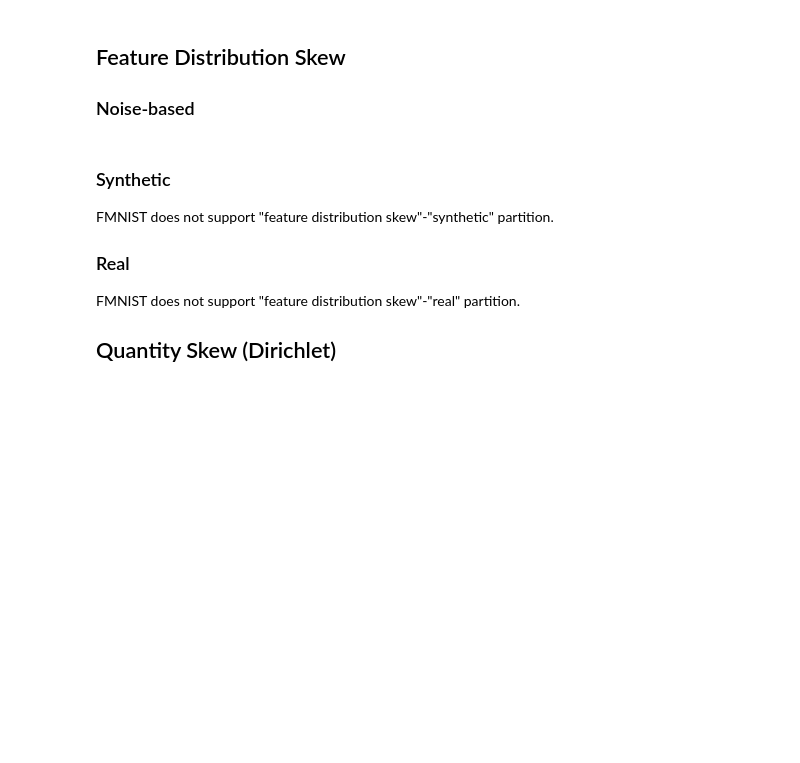
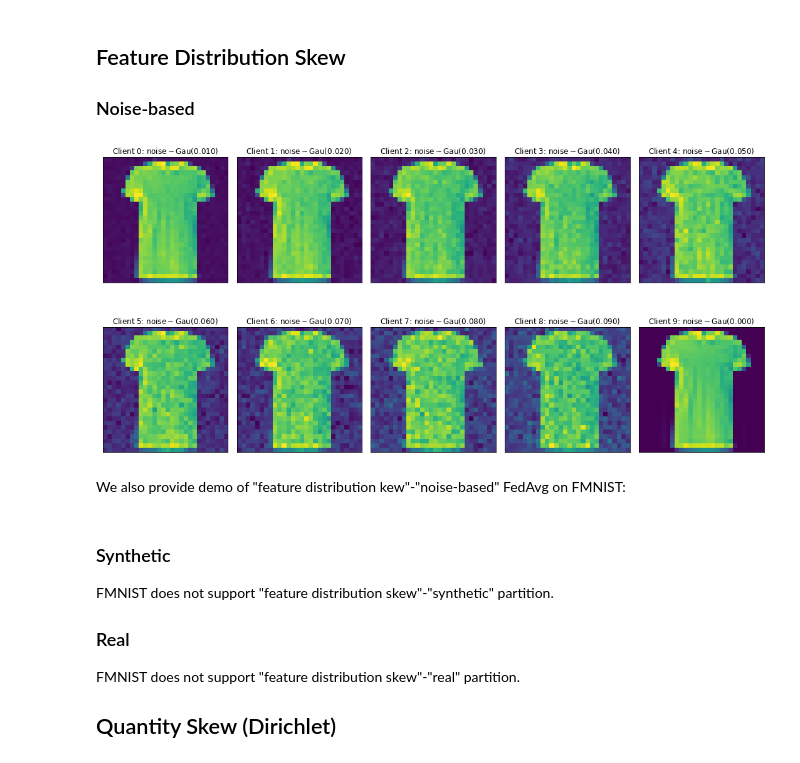
Before and after one commit to SMILELab-FL/FedLab-benchmarks, a Jupyter notebook: fedlab_benchmarks/datasets/fmnist/fmnist_tutorial.ipynb, the cells around one changed output. Saved outputs shown, nothing was run; the diff lists cells and outputs as text; code cells hidden in the pictures; blank space fills up the shorter version.

```diff
--- a/fedlab_benchmarks/datasets/fmnist/fmnist_tutorial.ipynb
+++ b/fedlab_benchmarks/datasets/fmnist/fmnist_tutorial.ipynb
@@ -162,3 +213,30 @@ plt.savefig(f"../imgs/fmnist_noniid_labeldir_clients_10.png",
+# %%
+noise = 0.1
+num_clients = 10
+img_idx = 17
+
+fig = plt.figure(figsize=(15, 10))
+
+for cid in range(num_clients):
+    if cid == num_clients - 1:
+        noise_level = 0
+    else:
+        noise_level = noise / num_clients * (cid + 1)  # a little different from original NIID-bench
+    transform = transforms.Compose([transforms.ToTensor(),
+                                    AddGaussianNoise(0., noise_level)])
+    trainset_feature_skew = FashionMNIST(root=root, train=True, download=True,
+                                         transform=transform)
+    ax = fig.add_subplot(2, num_clients/2, cid + 1, xticks=[], yticks=[])
+    ax.imshow(np.squeeze(trainset_feature_skew[img_idx][0]), cmap='viridis')
+    ax.set_title(f"Client {cid}: noise$\sim$Gau({noise_level:.3f})")
+    ax.patch.set_facecolor('white')
+    fig.tight_layout()
+
+fig.savefig("../imgs/fmnist_feature_skew_vis.png", dpi=400, bbox_inches = 'tight')
+# %% [output]
+[figure, added]
+# %% [markdown]
+We also provide demo of "feature distribution kew"-"noise-based" FedAvg on FMNIST: []()
 # %% [markdown]
 ### Synthetic
 
```
Also changed, not shown: parts of 6 cells of this notebook, 11 other files.
